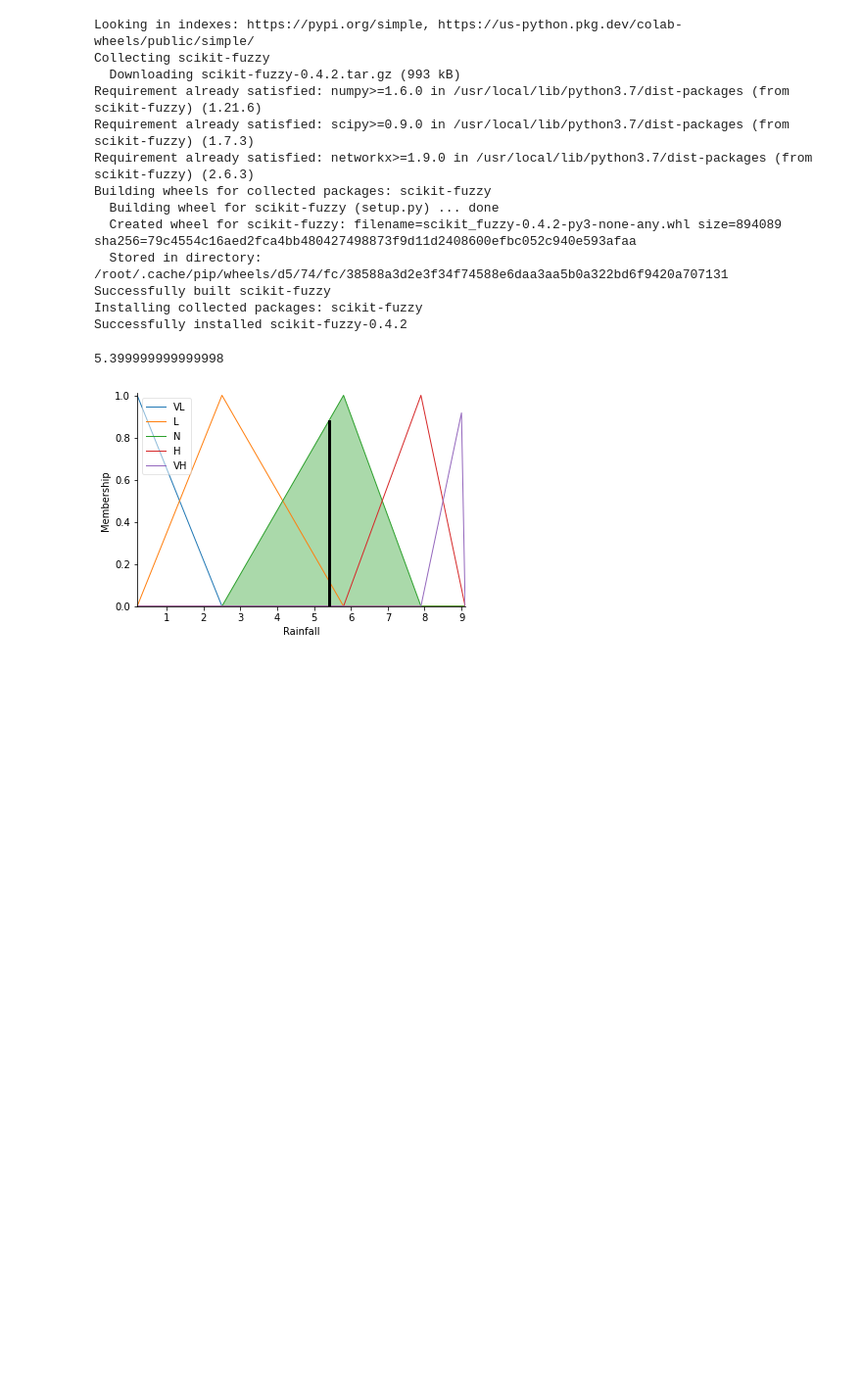
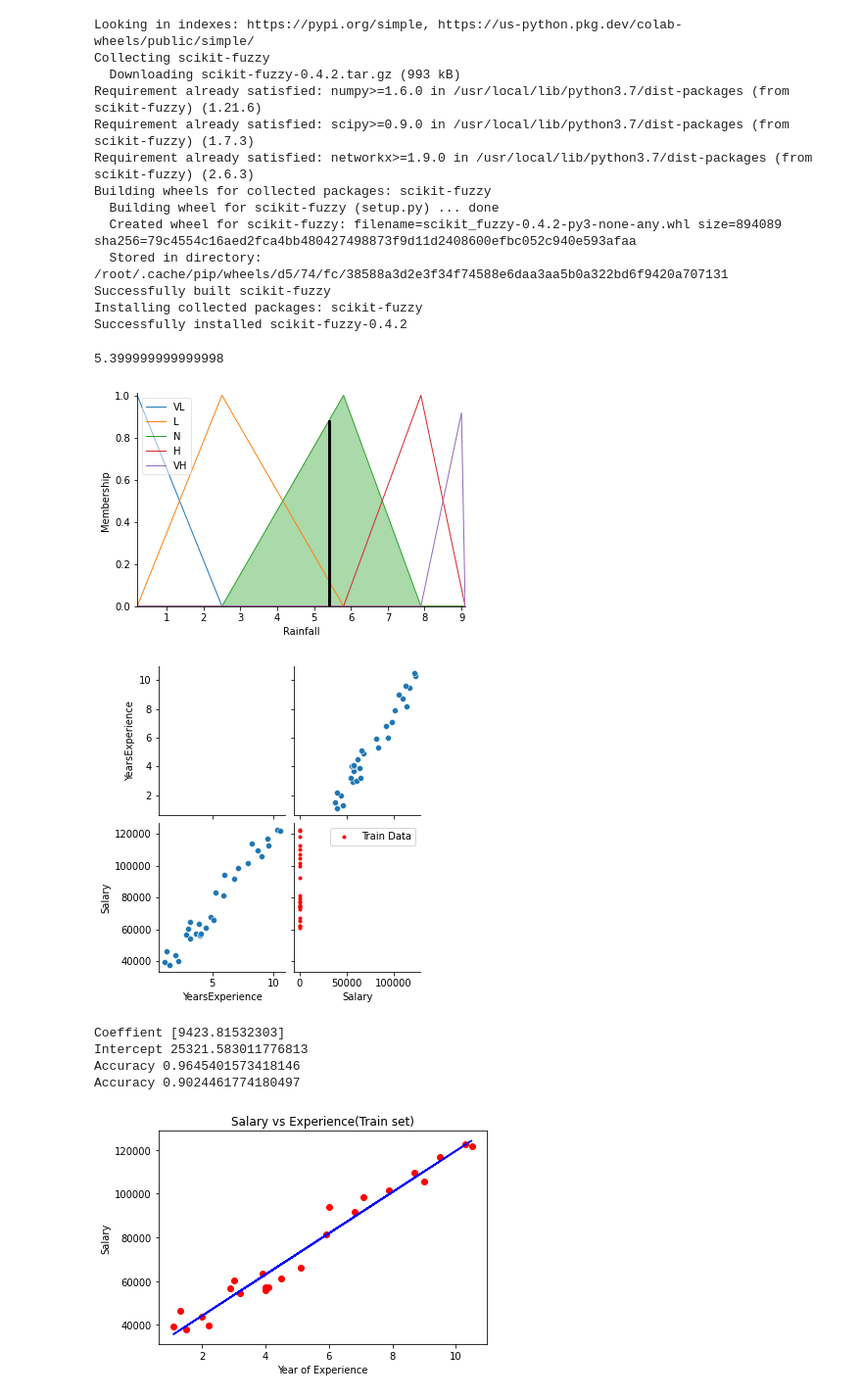
Before and after one commit to LeTienNhan20104048/LeTienNhan20104048, a Jupyter notebook: Tuan_4.ipynb, the cells around one changed output. Shown at 98% size. Saved outputs shown, nothing was run; the diff lists cells and outputs as text; code cells hidden in the pictures; blank space fills up the shorter version.

```diff
--- a/Tuan_4.ipynb
+++ b/Tuan_4.ipynb
@@ -73,3 +73,44 @@ RF.view(sim = rain)
 # %% [output]
 5.399999999999998
 [figure]
+# %%
+import numpy as np
+import pandas as pd
+import matplotlib.pyplot as plt
+import seaborn as sns
+data = pd.read_csv('/Salary_Data.csv')
+x = data.drop(['Salary'], axis = True)
+y = data['Salary']
+data.head()
+from sklearn.model_selection import train_test_split
+x_train, x_test, y_train, y_test = train_test_split(x,y,test_size=0.2, random_state=42)
+x_train.shape, x_test.shape, y_train.shape, y_test.shape
+sns.pairplot(data)
+#data.shape
+plt.plot(x_train, y_train, 'r.', label='Train Data')
+plt.xlabel('Year Experience')
+plt.ylabel('Salary')
+plt.legend()
+plt.show()
+from sklearn.linear_model import LinearRegression
+model= LinearRegression()
+model.fit(x_train,y_train)
+y_pred=model.predict(x_test.round(1))
+cal=pd.DataFrame(np.c_[y_test,y_pred],columns=['Original Salary','Predited Salary'])
+print('Coeffient',model.coef_)
+print('Intercept',model.intercept_)
+print('Accuracy', model.score(x_train,y_train))
+print('Accuracy', model.score(x_test,y_test))
+plt.scatter(x_train,y_train, color = 'red')
+plt.plot(x_train,model.predict(x_train), color = 'blue')
+plt.title('Salary vs Experience(Train set)')
+plt.xlabel('Year of Experience')
+plt.ylabel('Salary')
+plt.show()
+# %% [output]
+[figure, added]
+Coeffient [9423.81532303]
+Intercept 25321.583011776813
+Accuracy 0.9645401573418146
+Accuracy 0.9024461774180497
+[figure, added]
```
Also changed, not shown: parts of 1 cell of this notebook.
